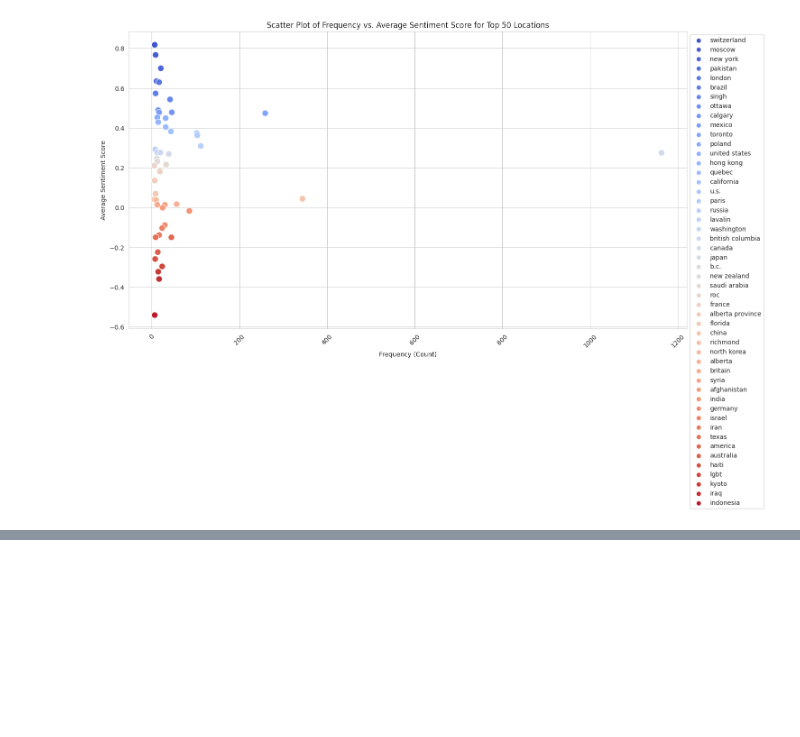
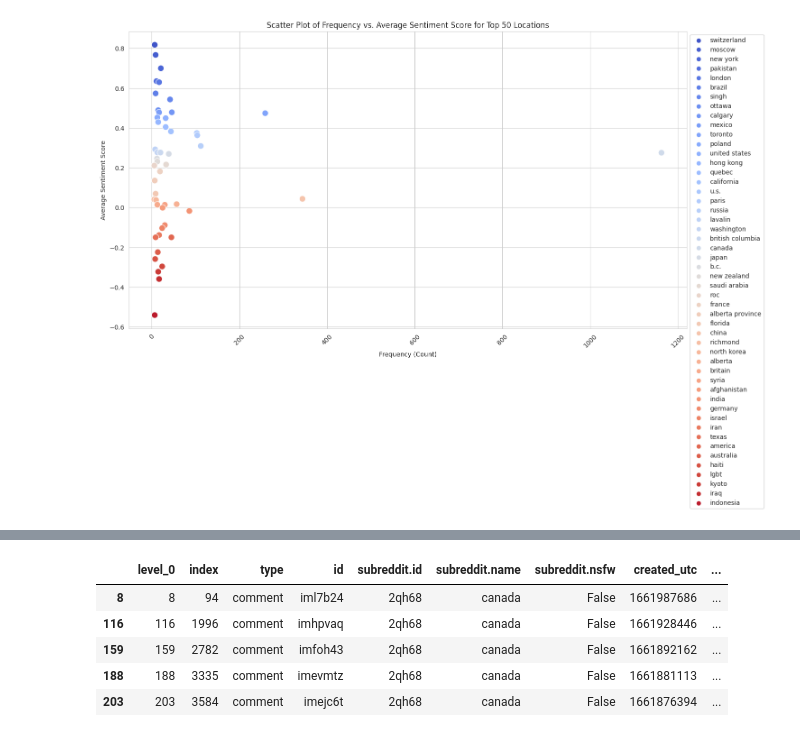
Before and after one commit to lucywu12/sentishelter, a Jupyter notebook: technica-2023.ipynb, the cells around one changed output, grey strips where cells are left out. Cells and saved outputs as stored; diff of their text form; code cells hidden in the pictures; blank space fills up the shorter version.

Commit message:
Kaggle Notebook | Technica 2023 | Version 8 added classification and topic clusters

```diff
--- a/technica-2023.ipynb
+++ b/technica-2023.ipynb
@@ -233,7 +233,8 @@ top_climate_housing_ds.loc[:, 'month'] = top_climate_housing_ds['date_time'].dt.
 top_climate_housing_ds.loc[:, 'day'] = top_climate_housing_ds['date_time'].dt.day
 
 
-top_climate_housing_ds.loc[:, 'period'] = top_climate_housing_ds['year'].astype(str) + '-' + top_climate_housing_ds['month'].apply(lambda x: f'{x:02d}')
+
+.loc[:, 'period'] = top_climate_housing_ds['year'].astype(str) + '-' + top_climate_housing_ds['month'].apply(lambda x: f'{x:02d}')
 
 pd.set_option('display.max_colwidth', None)
 top_climate_housing_ds.head(3)
@@ -588,0 +646,24 @@ plt.show()
+# %%
+#reclassify
+
+def assign_topic_to_doc(lda_model, corpus):
+    topics = []
+    for doc in corpus:
+        topic_probs = lda_model[doc]  # get topic probabilities for the document
+        dominant_topic = max(topic_probs, key=lambda x: x[1])  # get the topic with the highest probability
+        topics.append(dominant_topic[0])  # assign the topic number to the document
+    return topics
+
+# Applying the function to assign a dominant topic to each document
+top_climate_housing_ds.loc[:, 'topic'] = assign_topic_to_doc(lda_model, doc_term_matrix)
+
+# Displaying the DataFrame with the new 'dominant_topic' column
+pd.set_option('display.max_colwidth', None)
+top_climate_housing_ds.head()
+# %% [output]
+|  | level_0 | index | type | id | subreddit.id | subreddit.name | subreddit.nsfw | created_utc | ... |
+| 8 | 8 | 94 | comment | iml7b24 | 2qh68 | canada | False | 1661987686 | ... |
+| 116 | 116 | 1996 | comment | imhpvaq | 2qh68 | canada | False | 1661928446 | ... |
+| 159 | 159 | 2782 | comment | imfoh43 | 2qh68 | canada | False | 1661892162 | ... |
+| 188 | 188 | 3335 | comment | imevmtz | 2qh68 | canada | False | 1661881113 | ... |
+| 203 | 203 | 3584 | comment | imejc6t | 2qh68 | canada | False | 1661876394 | ... |
```
Also changed, not shown: parts of 2 cells of this notebook.
